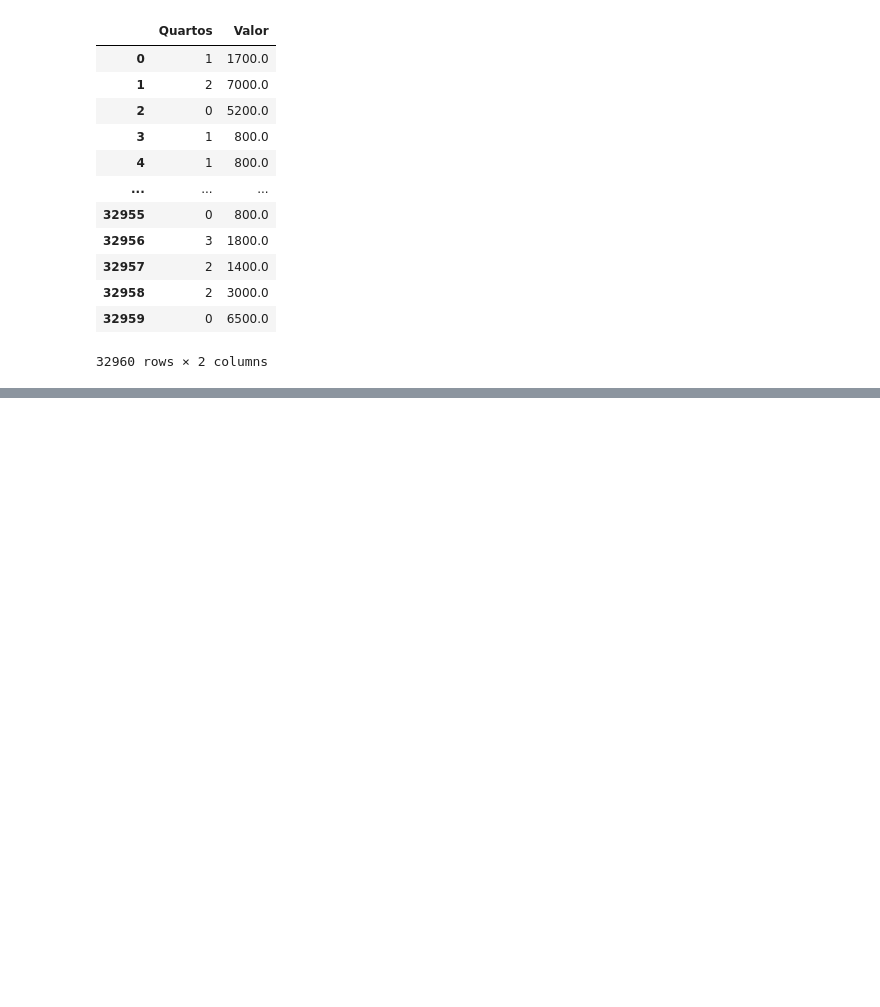
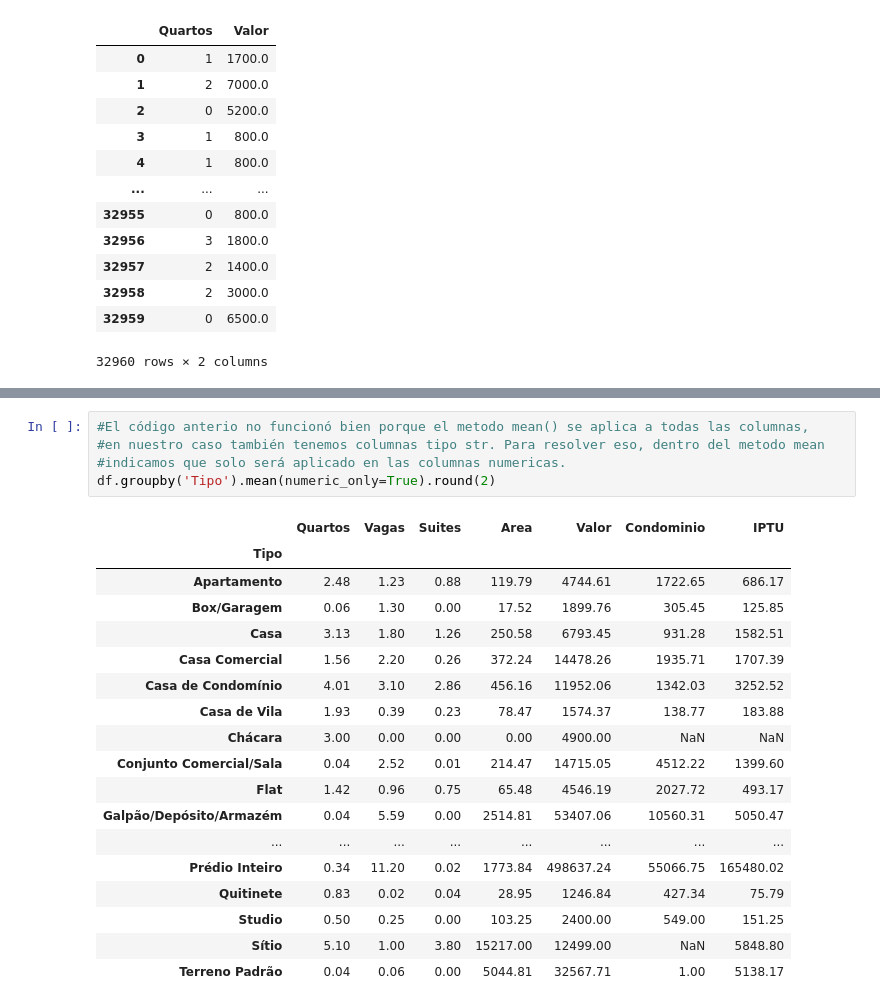
Before and after one commit to ygor-github/curso_conociendo_pandas, a Jupyter notebook: conociendo_pandas.ipynb, the cells around one changed output, grey strips where cells are left out. Drawn from its saved outputs; the diff is of its cells as text; blank space fills up the shorter version.

```diff
--- a/conociendo_pandas.ipynb
+++ b/conociendo_pandas.ipynb
@@ -109,0 +139,24 @@ df[['Quartos','Valor']]
+# %%
+#El código anterio no funcionó bien porque el metodo mean() se aplica a todas las columnas,
+#en nuestro caso también tenemos columnas tipo str. Para resolver eso, dentro del metodo mean
+#indicamos que solo será aplicado en las columnas numericas.
+df.groupby('Tipo').mean(numeric_only=True).round(2)
+# %% [output]
+|  | Quartos | Vagas | Suites | Area | Valor | Condominio | IPTU |
+| Tipo |  |  |  |  |  |  |  |
+| Apartamento | 2.48 | 1.23 | 0.88 | 119.79 | 4744.61 | 1722.65 | 686.17 |
+| Box/Garagem | 0.06 | 1.30 | 0.00 | 17.52 | 1899.76 | 305.45 | 125.85 |
+| Casa | 3.13 | 1.80 | 1.26 | 250.58 | 6793.45 | 931.28 | 1582.51 |
+| Casa Comercial | 1.56 | 2.20 | 0.26 | 372.24 | 14478.26 | 1935.71 | 1707.39 |
+| Casa de Condomínio | 4.01 | 3.10 | 2.86 | 456.16 | 11952.06 | 1342.03 | 3252.52 |
+| Casa de Vila | 1.93 | 0.39 | 0.23 | 78.47 | 1574.37 | 138.77 | 183.88 |
+| Chácara | 3.00 | 0.00 | 0.00 | 0.00 | 4900.00 | NaN | NaN |
+| Conjunto Comercial/Sala | 0.04 | 2.52 | 0.01 | 214.47 | 14715.05 | 4512.22 | 1399.60 |
+| Flat | 1.42 | 0.96 | 0.75 | 65.48 | 4546.19 | 2027.72 | 493.17 |
+| Galpão/Depósito/Armazém | 0.04 | 5.59 | 0.00 | 2514.81 | 53407.06 | 10560.31 | 5050.47 |
+| ... | ... | ... | ... | ... | ... | ... | ... |
+| Prédio Inteiro | 0.34 | 11.20 | 0.02 | 1773.84 | 498637.24 | 55066.75 | 165480.02 |
+| Quitinete | 0.83 | 0.02 | 0.04 | 28.95 | 1246.84 | 427.34 | 75.79 |
+| Studio | 0.50 | 0.25 | 0.00 | 103.25 | 2400.00 | 549.00 | 151.25 |
+| Sítio | 5.10 | 1.00 | 3.80 | 15217.00 | 12499.00 | NaN | 5848.80 |
+| Terreno Padrão | 0.04 | 0.06 | 0.00 | 5044.81 | 32567.71 | 1.00 | 5138.17 |
```
Also changed, not shown: parts of 14 cells of this notebook.
